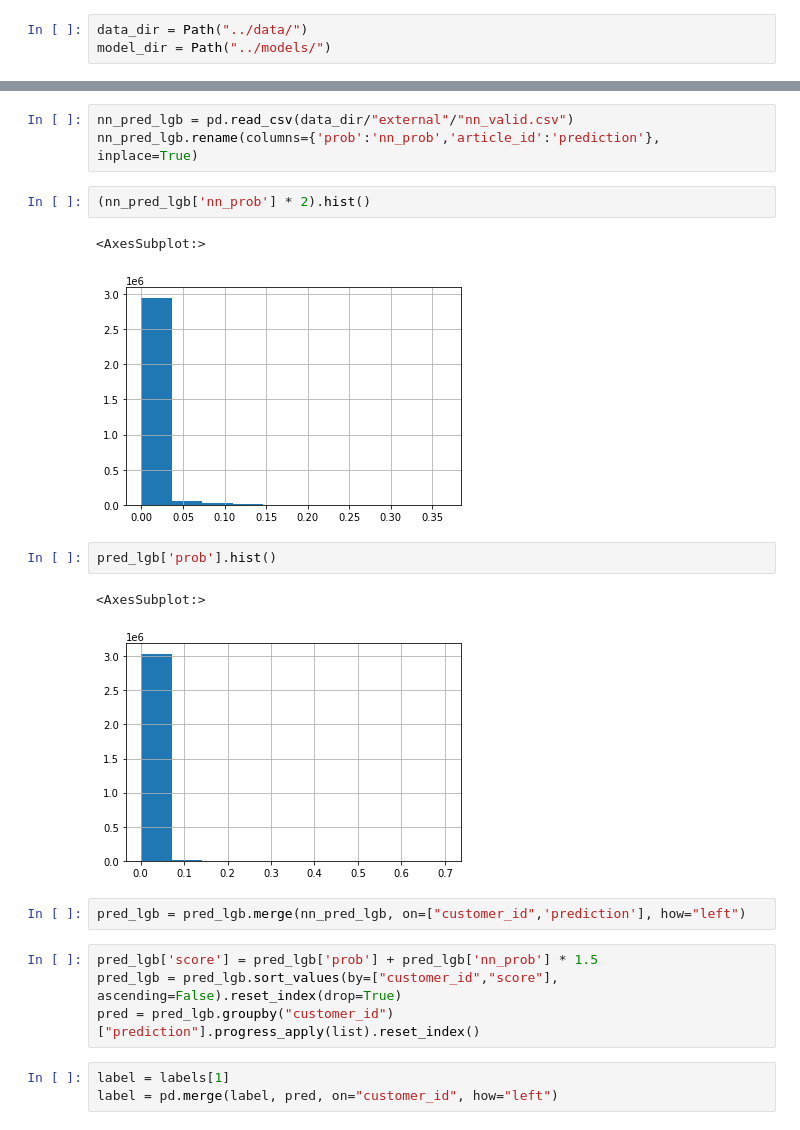
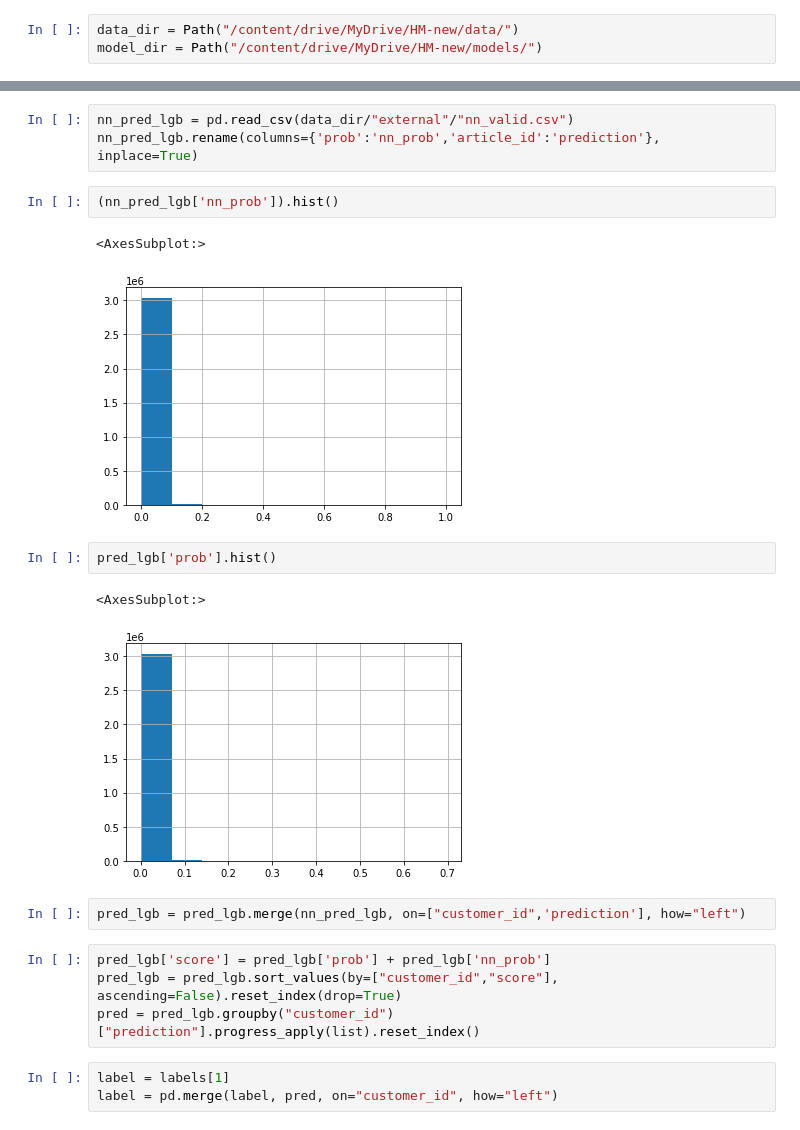
Before and after one commit to Wp-Zhang/H-M-Fashion-RecSys, a Jupyter notebook: notebooks/HM-Rec.ipynb, the cells around one changed output, grey strips where cells are left out. Cells and saved outputs as stored; diff of their text form.

```diff
--- a/notebooks/HM-Rec.ipynb
+++ b/notebooks/HM-Rec.ipynb
@@ -47,8 +77,8 @@ from src.utils import (
     calc_embd_similarity,
 )
 # %%
-data_dir = Path("../data/")
-model_dir = Path("../models/")
+data_dir = Path("/content/drive/MyDrive/HM-new/data/")
+model_dir = Path("/content/drive/MyDrive/HM-new/models/")
 # %%
 TRAIN_WEEK_NUM = 4
 WEEK_NUM = TRAIN_WEEK_NUM + 2
@@ -677,19 +846,19 @@ pred_lgb = pd.read_csv(data_dir/"processed"/"binary_valid.csv")
 nn_pred_lgb = pd.read_csv(data_dir/"external"/"nn_valid.csv")
 nn_pred_lgb.rename(columns={'prob':'nn_prob','article_id':'prediction'}, inplace=True)
 # %%
-(nn_pred_lgb['nn_prob'] * 2).hist()
+(nn_pred_lgb['nn_prob']).hist()
 # %% [output]
 <AxesSubplot:>
-[figure, old version]
+[figure, new version]
 # %%
 pred_lgb['prob'].hist()
 # %% [output]
 <AxesSubplot:>
-[figure, old version]
+[figure, new version]
 # %%
 pred_lgb = pred_lgb.merge(nn_pred_lgb, on=["customer_id",'prediction'], how="left")
 # %%
-pred_lgb['score'] = pred_lgb['prob'] + pred_lgb['nn_prob'] * 1.5
+pred_lgb['score'] = pred_lgb['prob'] + pred_lgb['nn_prob']
 pred_lgb = pred_lgb.sort_values(by=["customer_id","score"], ascending=False).reset_index(drop=True)
 pred = pred_lgb.groupby("customer_id")["prediction"].progress_apply(list).reset_index()
 # %%
```
Also changed, not shown: parts of 62 cells of this notebook, 2 other files.
